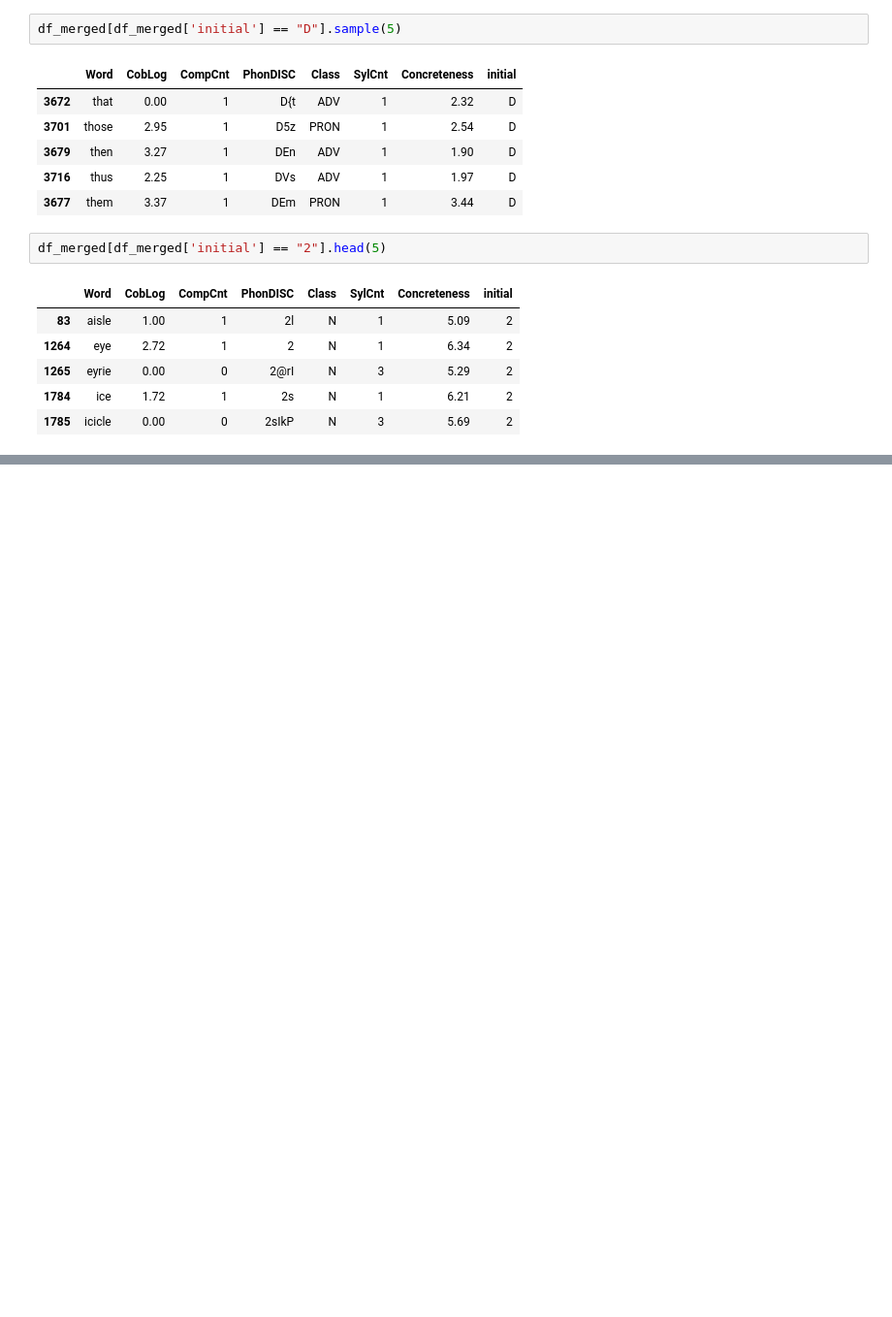
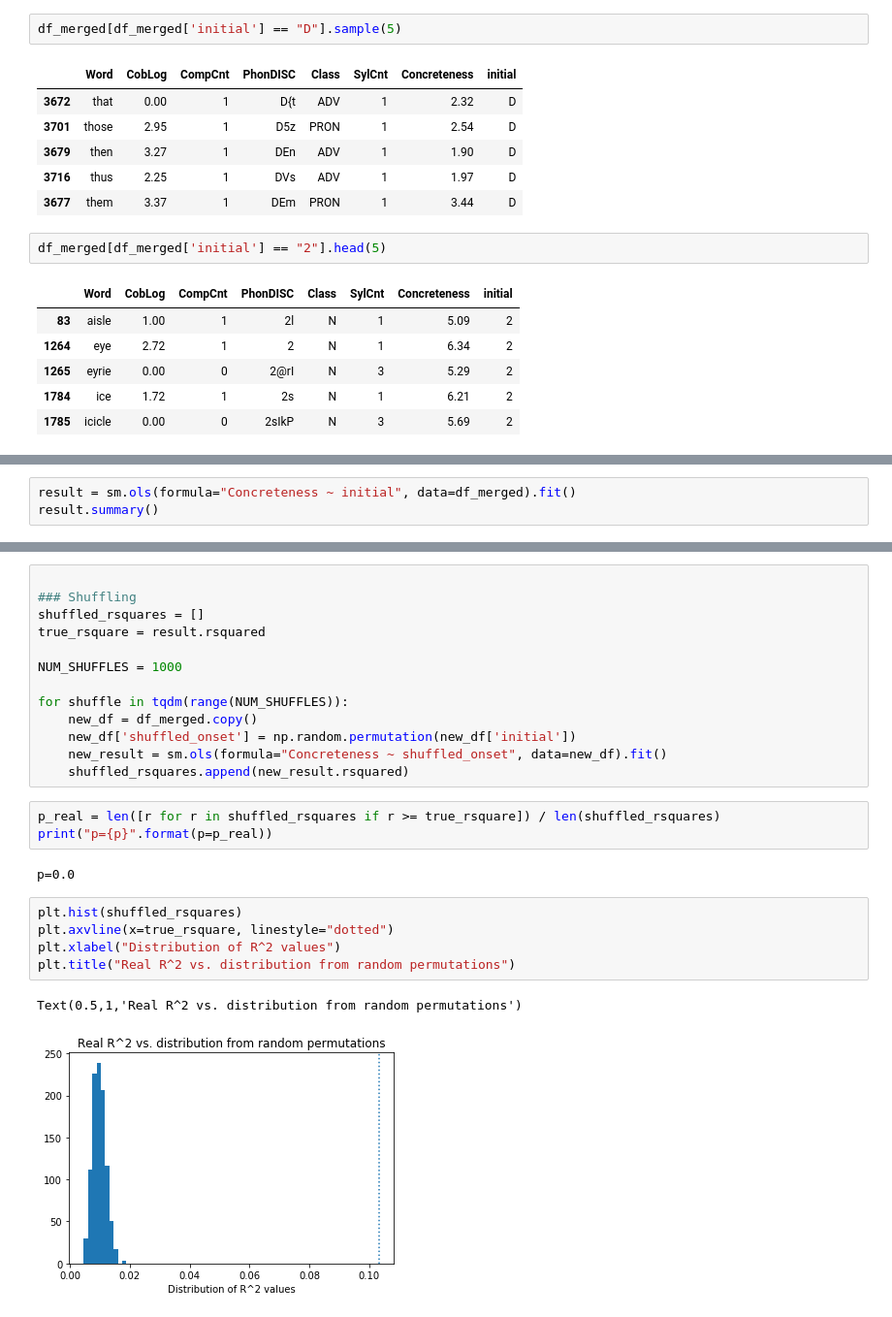
Before and after one commit to seantrott/concreteness, a Jupyter notebook: phonetic_onset_concreteness.ipynb, the cells around one changed output, grey strips where cells are left out. Shown at 97% size. Drawn from its saved outputs; the diff is of its cells as text; blank space fills up the shorter version.

```diff
--- a/phonetic_onset_concreteness.ipynb
+++ b/phonetic_onset_concreteness.ipynb
@@ -175,0 +182,3 @@ df_merged[df_merged['initial'] == "2"].head(5)
+# %%
+result = sm.ols(formula="Concreteness ~ initial", data=df_merged).fit()
+result.summary()
@@ -175,0 +218,26 @@ df_merged[df_merged['initial'] == "2"].head(5)
+# %%
+
+### Shuffling
+shuffled_rsquares = []
+true_rsquare = result.rsquared
+
+NUM_SHUFFLES = 1000
+
+for shuffle in tqdm(range(NUM_SHUFFLES)):
+    new_df = df_merged.copy()
+    new_df['shuffled_onset'] = np.random.permutation(new_df['initial'])
+    new_result = sm.ols(formula="Concreteness ~ shuffled_onset", data=new_df).fit()
+    shuffled_rsquares.append(new_result.rsquared)
+# %%
+p_real = len([r for r in shuffled_rsquares if r >= true_rsquare]) / len(shuffled_rsquares)
+print("p={p}".format(p=p_real))
+# %% [output]
+p=0.0
+# %%
+plt.hist(shuffled_rsquares)
+plt.axvline(x=true_rsquare, linestyle="dotted")
+plt.xlabel("Distribution of R^2 values")
+plt.title("Real R^2 vs. distribution from random permutations")
+# %% [output]
+Text(0.5,1,'Real R^2 vs. distribution from random permutations')
+[figure, added]
```
Also changed, not shown: parts of 11 cells of this notebook.
